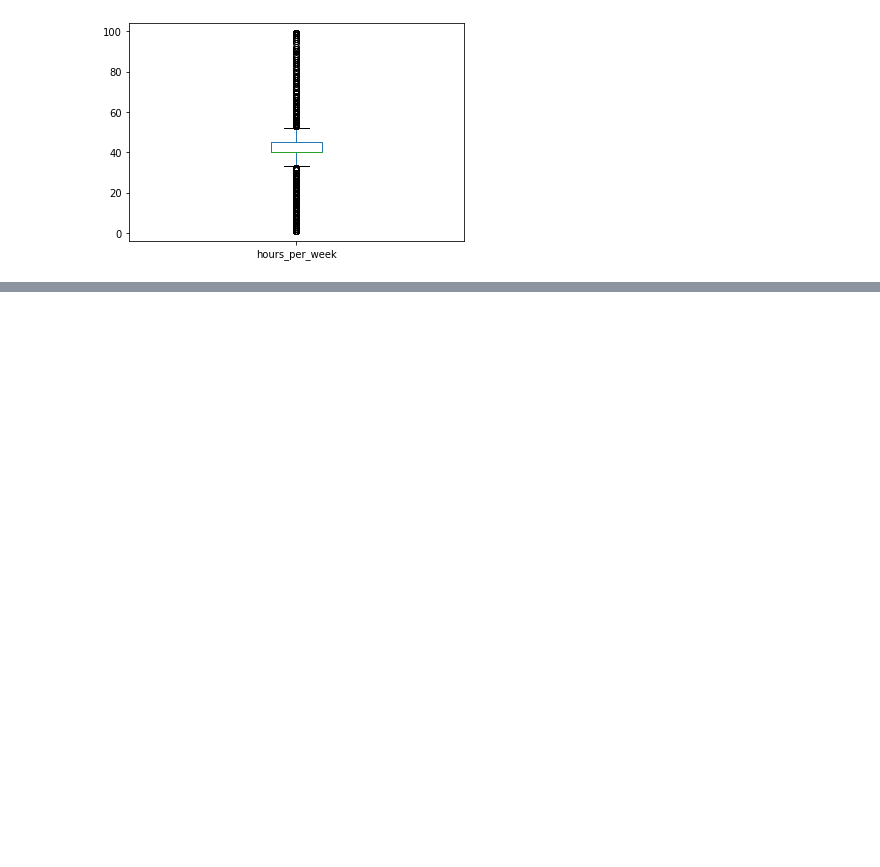
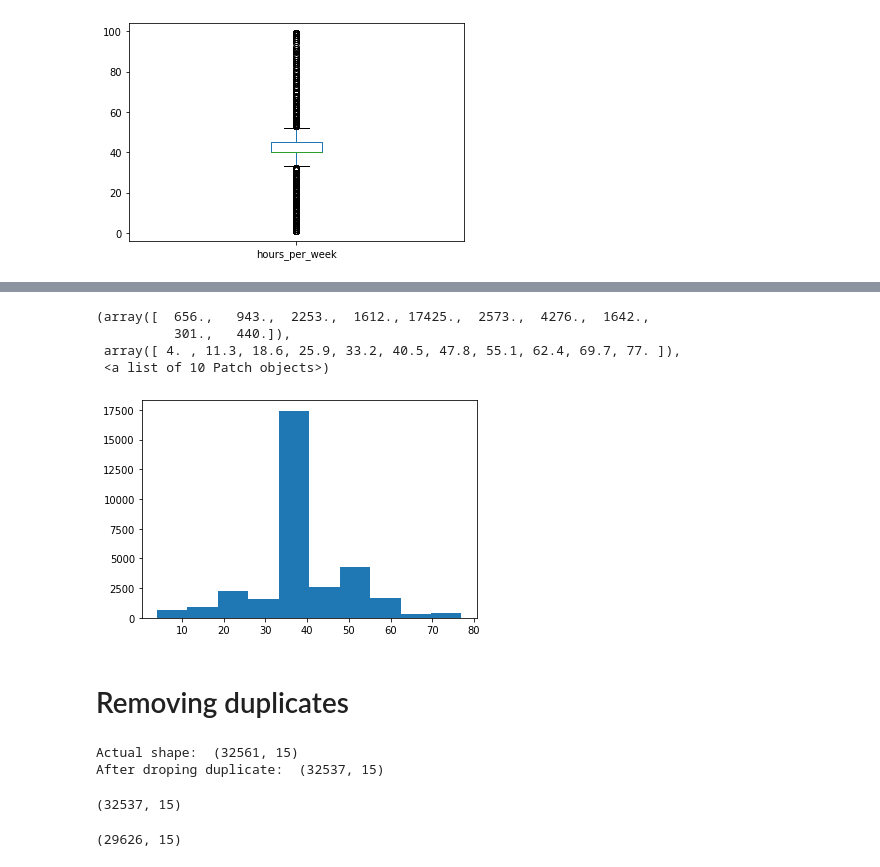
Before and after one commit to EverestBoy/Adult-data-analysis-from-ucl-machine-learning-repository, a Jupyter notebook: adult_data_github.ipynb, the cells around one changed output, grey strips where cells are left out. Drawn from its saved outputs; the diff is of its cells as text; code cells hidden in the pictures; blank space fills up the shorter version.

```diff
--- a/adult_data_github.ipynb
+++ b/adult_data_github.ipynb
@@ -162,0 +187,15 @@ Converting hours_per_week to integer
+# %%
+plt.hist(data.hours_per_week)
+# %% [output]
+(array([  656.,   943.,  2253.,  1612., 17425.,  2573.,  4276.,  1642.,
+          301.,   440.]),
+ array([ 4. , 11.3, 18.6, 25.9, 33.2, 40.5, 47.8, 55.1, 62.4, 69.7, 77. ]),
+ <a list of 10 Patch objects>)
+[figure, added]
+# %% [markdown]
+# Removing duplicates
+# %%
+print('Actual shape: ', data.shape, '\nAfter droping duplicate: ',data.drop_duplicates().shape)
+# %% [output]
+Actual shape:  (32561, 15)
+After droping duplicate:  (32537, 15)
@@ -162,0 +204,8 @@ Converting hours_per_week to integer
+# %%
+data.shape
+# %% [output]
+(32537, 15)
+# %%
+data.dropna().shape
+# %% [output]
+(29626, 15)
```
Also changed, not shown: parts of 23 cells of this notebook.
